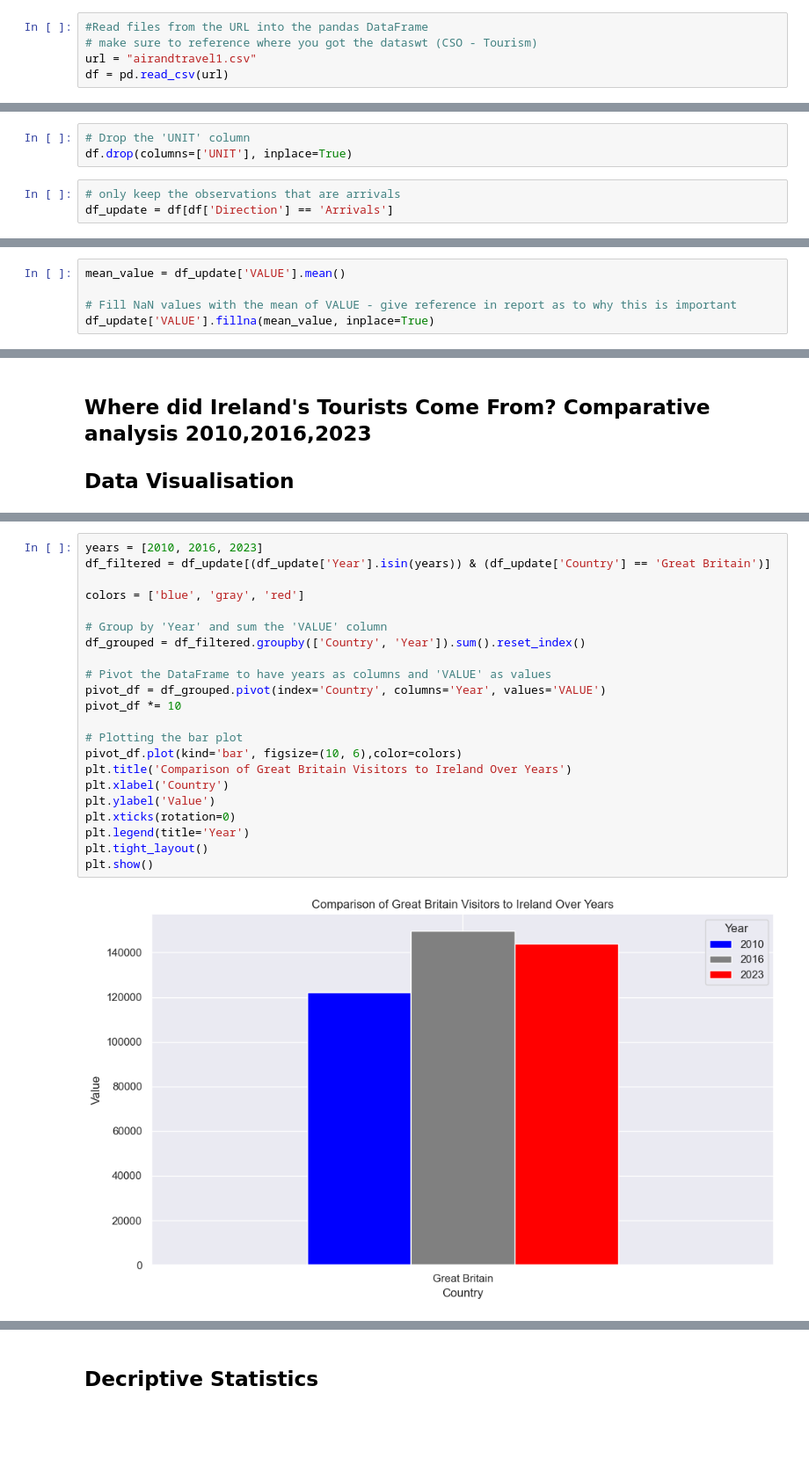
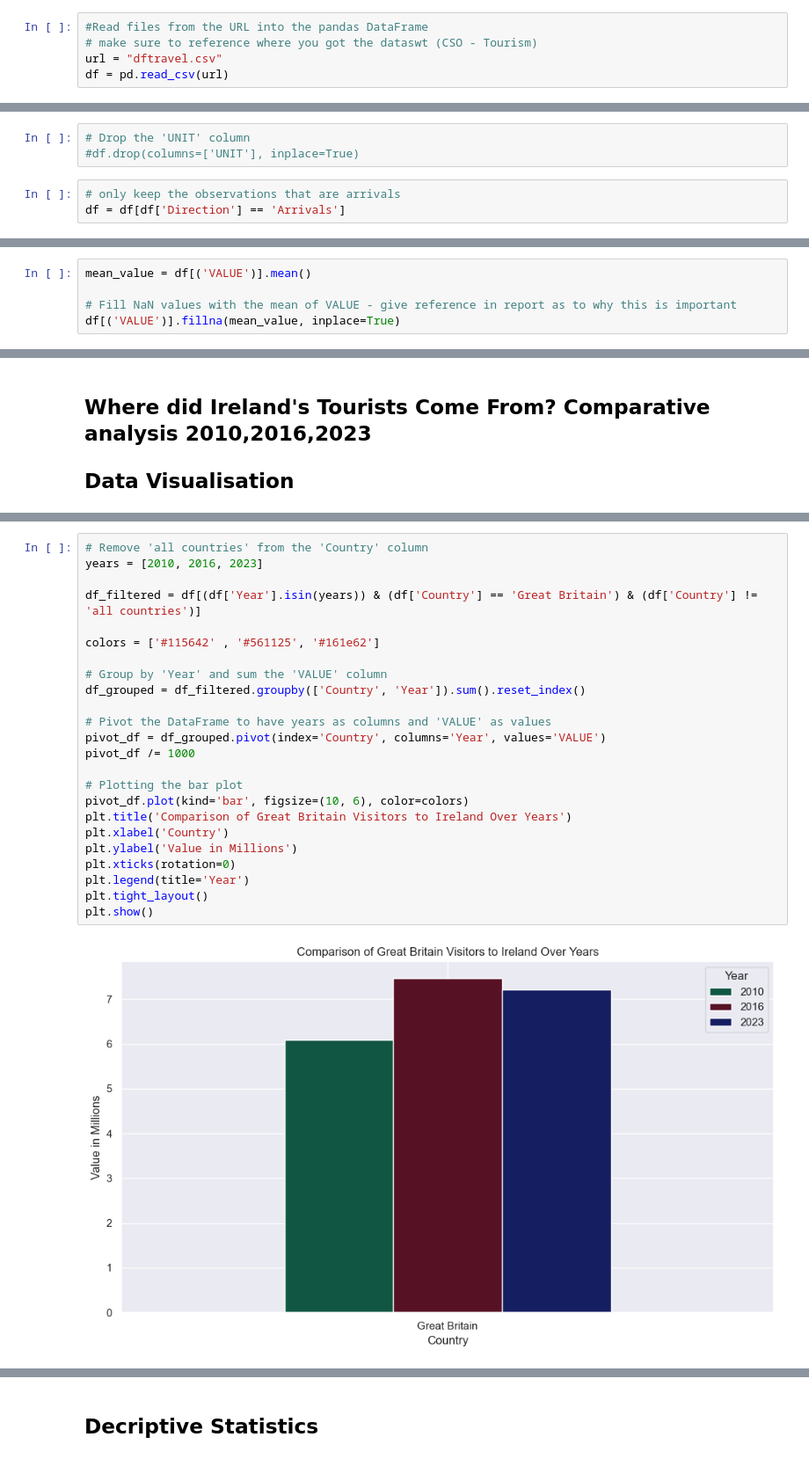
Before and after one commit to CoreyLouiseHughes/CA1_Tourism_CoreyHughes, a Jupyter notebook: Tourism_CA1.ipynb, the cells around one changed output, grey strips where cells are left out. Shown at 88% size. Drawn from its saved outputs; the diff is of its cells as text; blank space fills up the shorter version.

```diff
--- a/Tourism_CA1.ipynb
+++ b/Tourism_CA1.ipynb
@@ -24,7 +24,7 @@ display(HTML(images_html))
 # %%
 #Read files from the URL into the pandas DataFrame
 # make sure to reference where you got the dataswt (CSO - Tourism)
-url = "airandtravel1.csv"
+url = "dftravel.csv"
 df = pd.read_csv(url)
 # %% [markdown]
 ## Where did Ireland's Tourists Come From? Cleaning and Preperation
@@ -80,9 +93,9 @@ top     Air and Sea Travel  January  Great Britain  Arrivals  Thousand
 freq                  6084      540            338      3042      6084
 # %%
 # Drop the 'UNIT' column
-df.drop(columns=['UNIT'], inplace=True)
+#df.drop(columns=['UNIT'], inplace=True)
 # %%
 # only keep the observations that are arrivals
-df_update = df[df['Direction'] == 'Arrivals']
+df = df[df['Direction'] == 'Arrivals']
 # %%
 # check to see the head
@@ -141,7 +140,7 @@ dtype: int64
 # %%
-mean_value = df_update['VALUE'].mean()
+mean_value = df[('VALUE')].mean()
 
 # Fill NaN values with the mean of VALUE - give reference in report as to why this is important
-df_update['VALUE'].fillna(mean_value, inplace=True)
+df[('VALUE')].fillna(mean_value, inplace=True)
 # %%
 # Now my dataset is clean and there are no NaN, mal or missing values
@@ -320,24 +344,26 @@ plt.show()
 # %%
+# Remove 'all countries' from the 'Country' column
 years = [2010, 2016, 2023]
-df_filtered = df_update[(df_update['Year'].isin(years)) & (df_update['Country'] == 'Great Britain')]
 
-colors = ['blue', 'gray', 'red']
+df_filtered = df[(df['Year'].isin(years)) & (df['Country'] == 'Great Britain') & (df['Country'] != 'all countries')]
+
+colors = ['#115642' , '#561125', '#161e62']
 
 # Group by 'Year' and sum the 'VALUE' column
 df_grouped = df_filtered.groupby(['Country', 'Year']).sum().reset_index()
 
 # Pivot the DataFrame to have years as columns and 'VALUE' as values
 pivot_df = df_grouped.pivot(index='Country', columns='Year', values='VALUE')
-pivot_df *= 10
+pivot_df /= 1000
 
 # Plotting the bar plot
-pivot_df.plot(kind='bar', figsize=(10, 6),color=colors)
+pivot_df.plot(kind='bar', figsize=(10, 6), color=colors)
 plt.title('Comparison of Great Britain Visitors to Ireland Over Years')
 plt.xlabel('Country')
-plt.ylabel('Value')
+plt.ylabel('Value in Millions')
 plt.xticks(rotation=0)
 plt.legend(title='Year')
 plt.tight_layout()
 plt.show()
 # %% [output]
-[figure, old version]
+[figure, new version]
```
Also changed, not shown: parts of 38 cells of this notebook, 1 other file.
